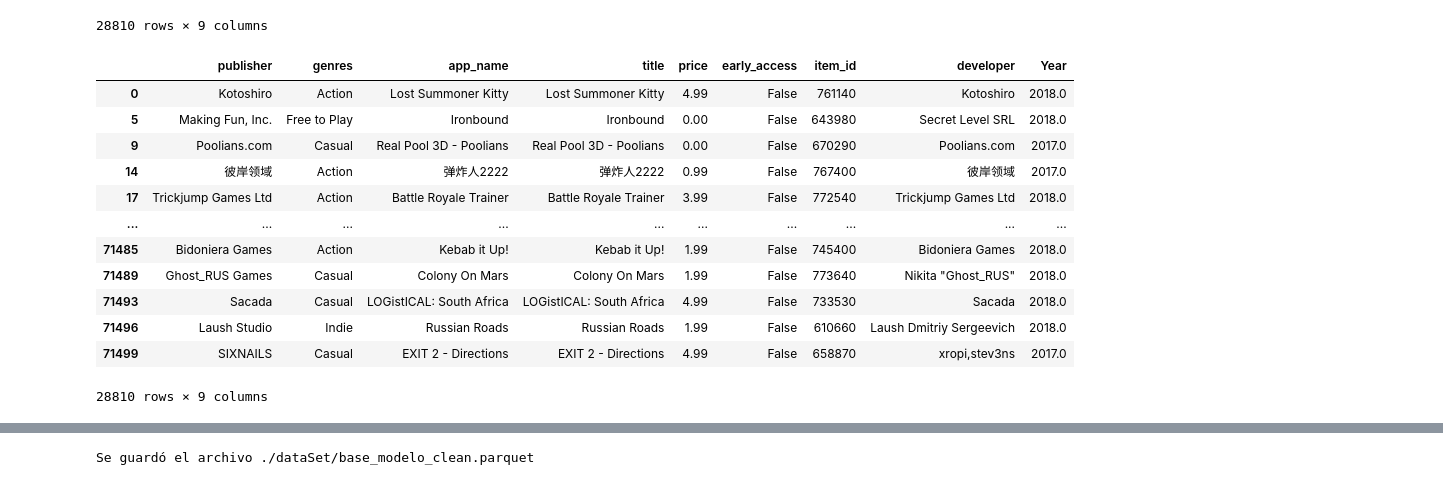
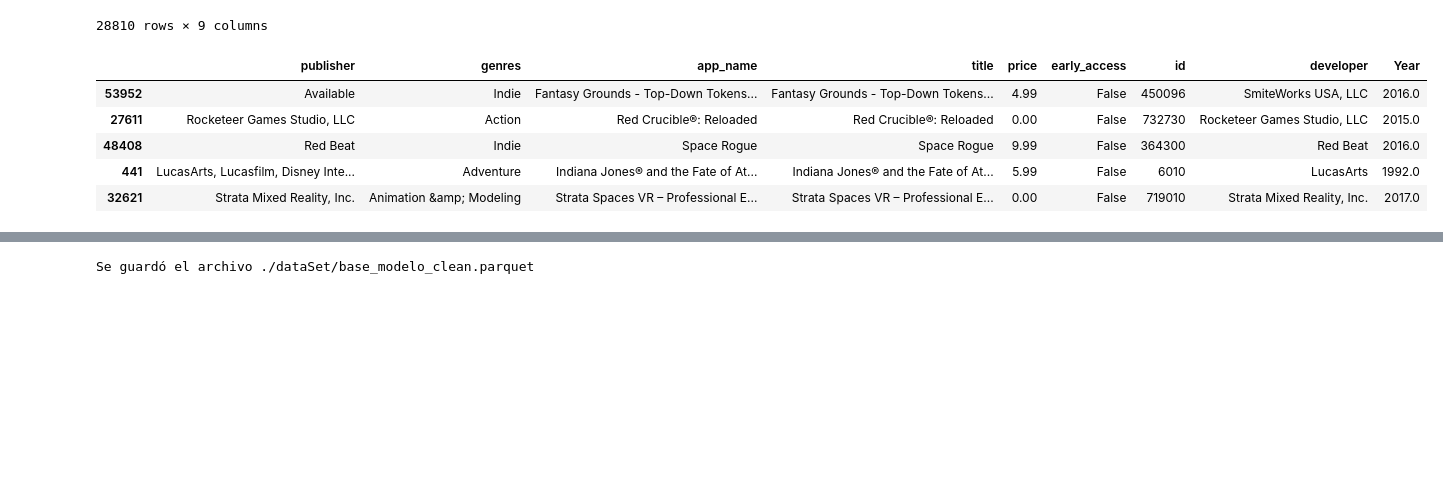
Before and after one commit to pipesito1/video_games_recommend, a Jupyter notebook: modelo.ipynb, the cells around one changed output, grey strips where cells are left out. Drawn from its saved outputs; the diff is of its cells as text; code cells hidden in the pictures; blank space fills up the shorter version.

```diff
--- a/modelo.ipynb
+++ b/modelo.ipynb
@@ -47,22 +36,14 @@ data_games
 | 71496 | Laush Studio | Indie | Russian Roads | Russian Roads | 1.99 | False | 610660 | Laush Dmitriy Sergeevich | 2018.0 |
 | 71499 | SIXNAILS | Casual | EXIT 2 - Directions | EXIT 2 - Directions | 4.99 | False | 658870 | xropi,stev3ns | 2017.0 |
 28810 rows × 9 columns
-# %%
-#cambiar el nombre de la columna 'id' por el de 'item_id'
-data_games.rename(columns={'id': 'item_id'}, inplace=True)
+# %%
+data_games = data_games.sample(n=1000, random_state=40)
 # %%
-data_games
+data_games.head()
 # %% [output]
-|  | publisher | genres | app_name | title | price | early_access | item_id | developer | Year |
-| 0 | Kotoshiro | Action | Lost Summoner Kitty | Lost Summoner Kitty | 4.99 | False | 761140 | Kotoshiro | 2018.0 |
-| 5 | Making Fun, Inc. | Free to Play | Ironbound | Ironbound | 0.00 | False | 643980 | Secret Level SRL | 2018.0 |
-| 9 | Poolians.com | Casual | Real Pool 3D - Poolians | Real Pool 3D - Poolians | 0.00 | False | 670290 | Poolians.com | 2017.0 |
-| 14 | 彼岸领域 | Action | 弹炸人2222 | 弹炸人2222 | 0.99 | False | 767400 | 彼岸领域 | 2017.0 |
-| 17 | Trickjump Games Ltd | Action | Battle Royale Trainer | Battle Royale Trainer | 3.99 | False | 772540 | Trickjump Games Ltd | 2018.0 |
-| ... | ... | ... | ... | ... | ... | ... | ... | ... | ... |
-| 71485 | Bidoniera Games | Action | Kebab it Up! | Kebab it Up! | 1.99 | False | 745400 | Bidoniera Games | 2018.0 |
-| 71489 | Ghost_RUS Games | Casual | Colony On Mars | Colony On Mars | 1.99 | False | 773640 | Nikita "Ghost_RUS" | 2018.0 |
-| 71493 | Sacada | Casual | LOGistICAL: South Africa | LOGistICAL: South Africa | 4.99 | False | 733530 | Sacada | 2018.0 |
-| 71496 | Laush Studio | Indie | Russian Roads | Russian Roads | 1.99 | False | 610660 | Laush Dmitriy Sergeevich | 2018.0 |
-| 71499 | SIXNAILS | Casual | EXIT 2 - Directions | EXIT 2 - Directions | 4.99 | False | 658870 | xropi,stev3ns | 2017.0 |
+|  | publisher | genres | app_name | title | price | early_access | id | developer | Year |
+| 53952 | Available | Indie | Fantasy Grounds - Top-Down Tokens... | Fantasy Grounds - Top-Down Tokens... | 4.99 | False | 450096 | SmiteWorks USA, LLC | 2016.0 |
+| 27611 | Rocketeer Games Studio, LLC | Action | Red Crucible®: Reloaded | Red Crucible®: Reloaded | 0.00 | False | 732730 | Rocketeer Games Studio, LLC | 2015.0 |
+| 48408 | Red Beat | Indie | Space Rogue | Space Rogue | 9.99 | False | 364300 | Red Beat | 2016.0 |
+| 441 | LucasArts, Lucasfilm, Disney Inte... | Adventure | Indiana Jones® and the Fate of At... | Indiana Jones® and the Fate of At... | 5.99 | False | 6010 | LucasArts | 1992.0 |
+| 32621 | Strata Mixed Reality, Inc. | Animation &amp; Modeling | Strata Spaces VR – Professional E... | Strata Spaces VR – Professional E... | 0.00 | False | 719010 | Strata Mixed Reality, Inc. | 2017.0 |
-28810 rows × 9 columns
```
Also changed, not shown: parts of 35 cells of this notebook, 3 other files.
